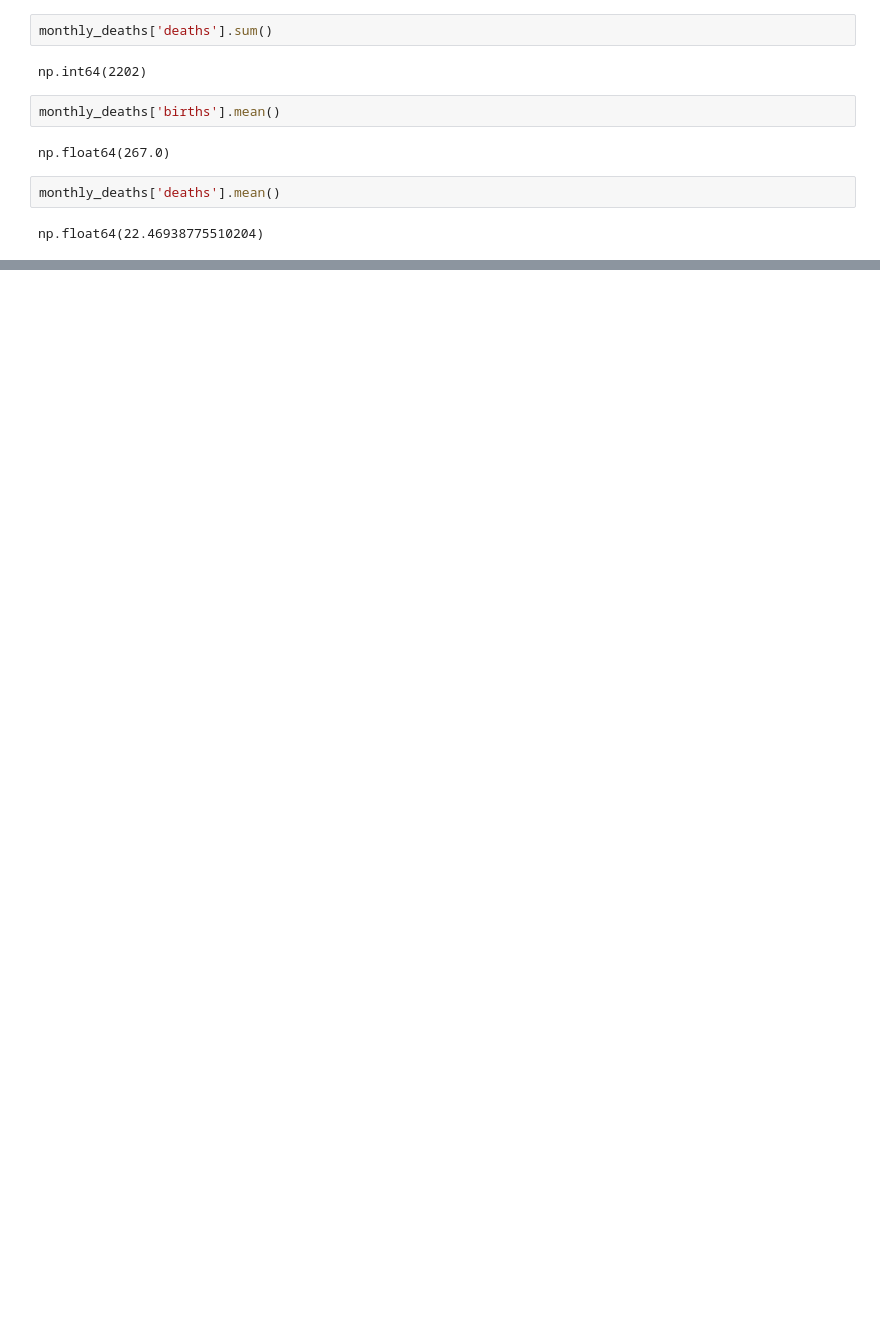
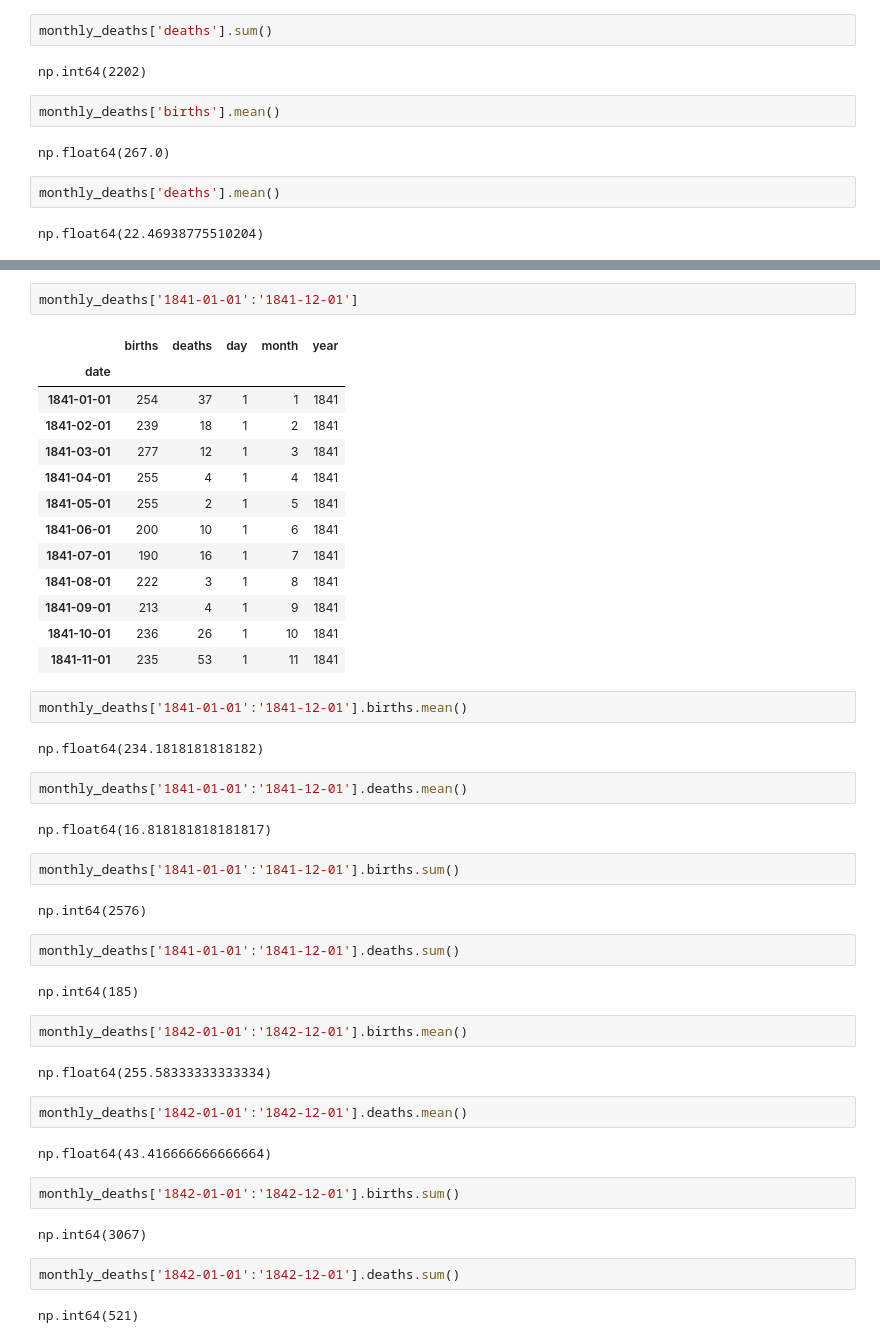
Before and after one commit to tomasfigueroaruesjas/the-effects-of-handwashing, a Jupyter notebook: Untitled.ipynb, the cells around one changed output, grey strips where cells are left out. Saved outputs shown, nothing was run; the diff lists cells and outputs as text; blank space fills up the shorter version.

```diff
--- a/Untitled.ipynb
+++ b/Untitled.ipynb
@@ -302,0 +315,48 @@ AttributeError: 'str' object has no attribute 'day'
+# %%
+monthly_deaths['1841-01-01':'1841-12-01']
+# %% [output]
+|  | births | deaths | day | month | year |
+| date |  |  |  |  |  |
+| 1841-01-01 | 254 | 37 | 1 | 1 | 1841 |
+| 1841-02-01 | 239 | 18 | 1 | 2 | 1841 |
+| 1841-03-01 | 277 | 12 | 1 | 3 | 1841 |
+| 1841-04-01 | 255 | 4 | 1 | 4 | 1841 |
+| 1841-05-01 | 255 | 2 | 1 | 5 | 1841 |
+| 1841-06-01 | 200 | 10 | 1 | 6 | 1841 |
+| 1841-07-01 | 190 | 16 | 1 | 7 | 1841 |
+| 1841-08-01 | 222 | 3 | 1 | 8 | 1841 |
+| 1841-09-01 | 213 | 4 | 1 | 9 | 1841 |
+| 1841-10-01 | 236 | 26 | 1 | 10 | 1841 |
+| 1841-11-01 | 235 | 53 | 1 | 11 | 1841 |
+# %%
+monthly_deaths['1841-01-01':'1841-12-01'].births.mean()
+# %% [output]
+np.float64(234.1818181818182)
+# %%
+monthly_deaths['1841-01-01':'1841-12-01'].deaths.mean()
+# %% [output]
+np.float64(16.818181818181817)
+# %%
+monthly_deaths['1841-01-01':'1841-12-01'].births.sum()
+# %% [output]
+np.int64(2576)
+# %%
+monthly_deaths['1841-01-01':'1841-12-01'].deaths.sum()
+# %% [output]
+np.int64(185)
+# %%
+monthly_deaths['1842-01-01':'1842-12-01'].births.mean()
+# %% [output]
+np.float64(255.58333333333334)
+# %%
+monthly_deaths['1842-01-01':'1842-12-01'].deaths.mean()
+# %% [output]
+np.float64(43.416666666666664)
+# %%
+monthly_deaths['1842-01-01':'1842-12-01'].births.sum()
+# %% [output]
+np.int64(3067)
+# %%
+monthly_deaths['1842-01-01':'1842-12-01'].deaths.sum()
+# %% [output]
+np.int64(521)
```
Also changed, not shown: parts of 10 cells of this notebook.
